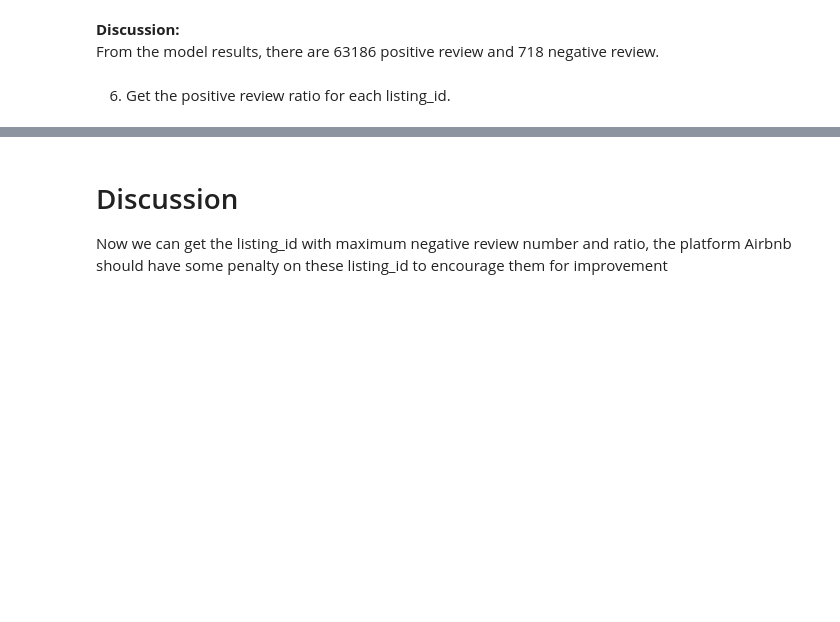
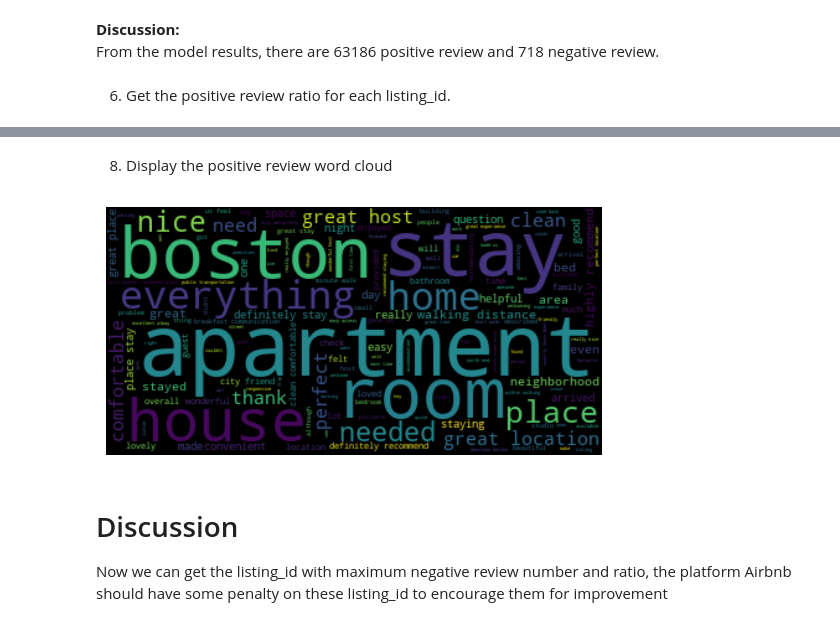
Before and after one commit to Tianyu-Fang/Data-Mining-on-Airbnb-Listings, a Jupyter notebook: LYT.ipynb, the cells around one changed output, grey strips where cells are left out. Drawn from its saved outputs; the diff is of its cells as text; code cells hidden in the pictures; blank space fills up the shorter version.

```diff
--- a/LYT.ipynb
+++ b/LYT.ipynb
@@ -318,3 +350,16 @@ review_df_counts_listing
+# %% [markdown]
+8. Display the positive review word cloud
+# %%
+review_df_one_score = review_df[review_df["score"] == 1]
+comments_text = " ".join(review_df_one_score["comments"])
+wordcloud_pos = WordCloud().generate(comments_text)
+
+# Display the wordcloud
+plt.imshow(wordcloud_pos, interpolation='bilinear')
+plt.axis("off")
+plt.show()
+# %% [output]
+[figure, added]
 # %% [markdown]
 <h1>Discussion</h1>
 Now we can get the listing_id with maximum negative review number and ratio, the platform Airbnb should have some penalty on these listing_id to encourage them for improvement
```
Also changed, not shown: parts of 17 cells of this notebook.
